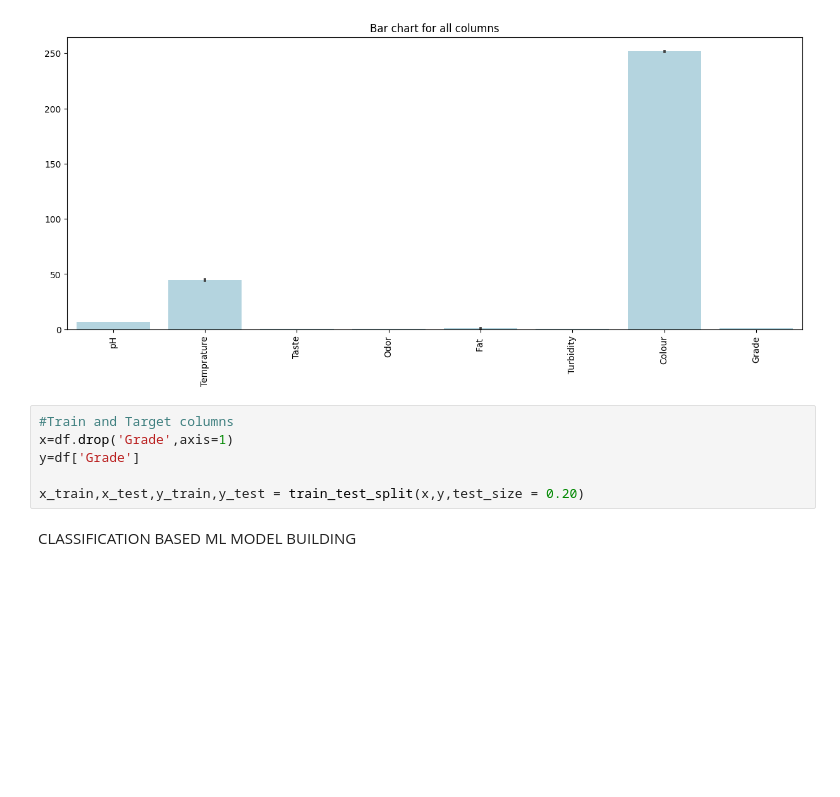
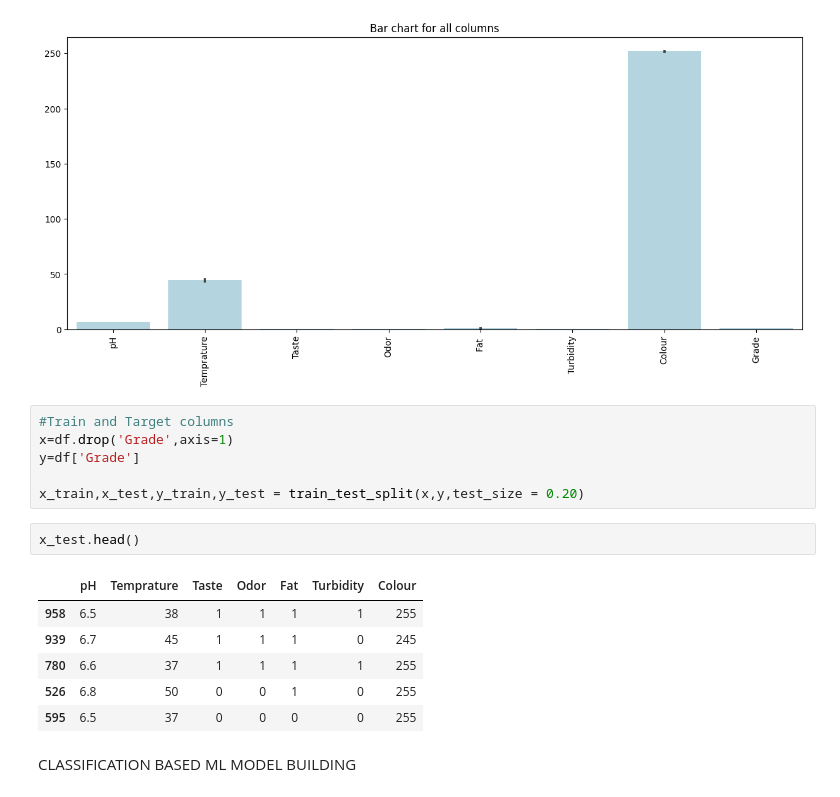
Before and after one commit to AravindG-4/ML-Model, a Jupyter notebook: Model.ipynb, the cells around one changed output. Cells and saved outputs as stored; diff of their text form; blank space fills up the shorter version.

```diff
--- a/Model.ipynb
+++ b/Model.ipynb
@@ -172,6 +172,15 @@ x=df.drop('Grade',axis=1)
 y=df['Grade']
 
 x_train,x_test,y_train,y_test = train_test_split(x,y,test_size = 0.20)
+# %%
+x_test.head()
+# %% [output]
+|  | pH | Temprature | Taste | Odor | Fat | Turbidity | Colour |
+| 958 | 6.5 | 38 | 1 | 1 | 1 | 1 | 255 |
+| 939 | 6.7 | 45 | 1 | 1 | 1 | 0 | 245 |
+| 780 | 6.6 | 37 | 1 | 1 | 1 | 1 | 255 |
+| 526 | 6.8 | 50 | 0 | 0 | 1 | 0 | 255 |
+| 595 | 6.5 | 37 | 0 | 0 | 0 | 0 | 255 |
 # %% [markdown]
 CLASSIFICATION BASED ML MODEL BUILDING
 # %%
```
Also changed, not shown: parts of 2 cells of this notebook, 1 other file.
